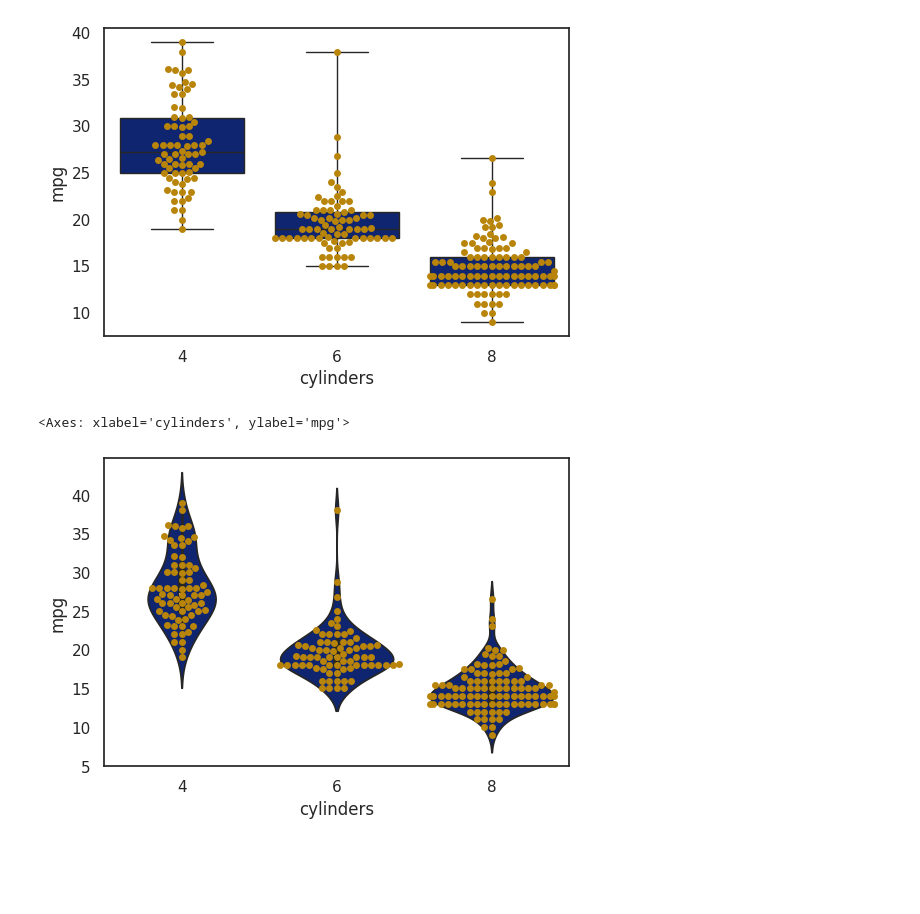
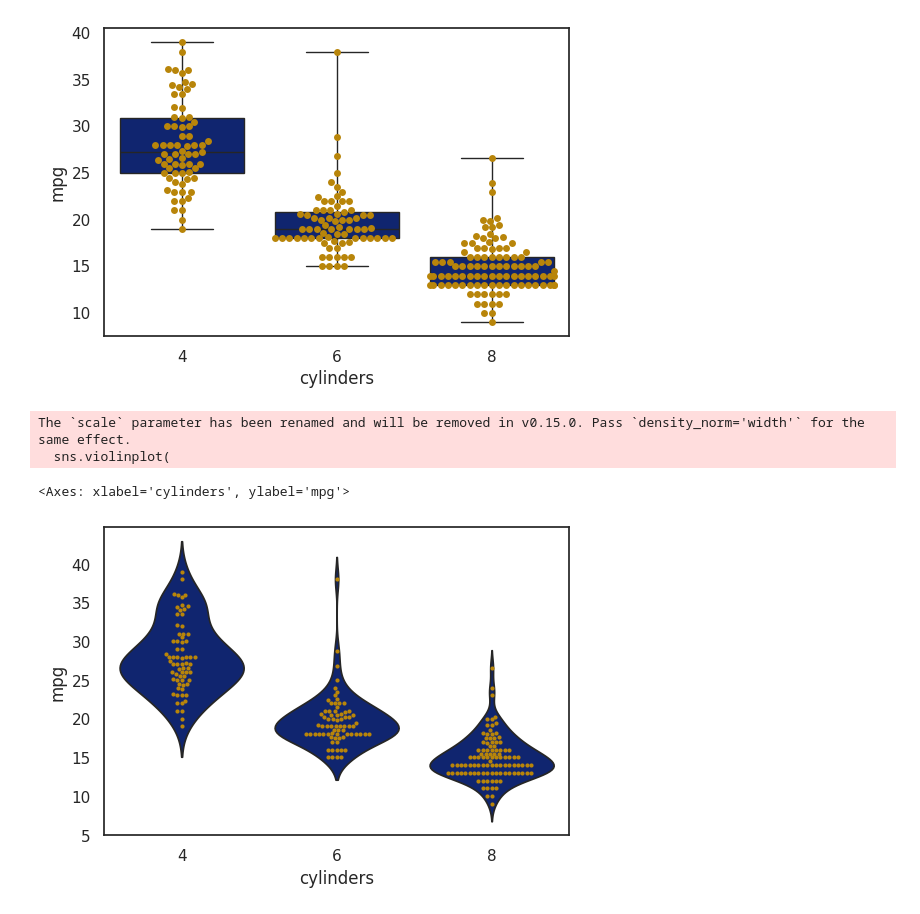
Before and after one commit to azem46/Python_Colab_Handbook, a Jupyter notebook: Python_Veri_Görsellestirme.ipynb, the cells around one changed output. Saved outputs shown, nothing was run; the diff lists cells and outputs as text; code cells hidden in the pictures; blank space fills up the shorter version.

```diff
--- a/Python_Veri_Görsellestirme.ipynb
+++ b/Python_Veri_Görsellestirme.ipynb
@@ -1304,10 +1304,34 @@ sns.swarmplot(data=usa, x="cylinders", y="mpg",color="y")
 # %% [output]
 <Axes: xlabel='cylinders', ylabel='mpg'>
 [figure]
-# %%
-#ikili grafiği violin plot ile oluşturmak istersek
-sns.violinplot(data=usa, x="cylinders", y="mpg")
-sns.swarmplot(data=usa, x="cylinders", y="mpg",color="y")
-# %% [output]
-<Axes: xlabel='cylinders', ylabel='mpg'>
-[figure, removed]
+# %%
+#ikili grafiği violin plot ile oluşturmak istersek
+# Seaborn kütüphanesini kullanarak bir keman grafiği (violin plot) ve bir sürü grafiği (swarm plot) üst üste çizeriz.
+# Bu kombinasyon, veri dağılımının yoğunluğunu (violin plot) ve bireysel veri noktalarını (swarm plot) aynı anda görmemizi sağlar.
+
+sns.violinplot(
+    data=usa, # Grafik için kullanılacak DataFrame'i belirtiriz (burada daha önce filtrelenmiş 'usa' veri seti).
+    x="cylinders", # X ekseninde 'cylinders' (silindir sayısı) sütunundaki kategorik verileri kullanırız.
+                   # Bu, farklı silindir sayılarına göre gruplama yapar.
+    y="mpg",       # Y ekseninde 'mpg' (mil başına galon) sütunundaki sayısal verileri kullanırız.
+                   # Bu, her bir silindir grubunun yakıt tüketimi dağılımını gösterir.
+    scale="width",  # Kemanların genişliğini, her bir kategorideki gözlem sayısına göre ayarlar.
+                   # 'count' veya 'area' gibi başka seçenekler de mevcuttur.
+    inner=None   #keman grafiğinin içindeki çizgiyi kaldırır. medyan ve çeyreklik bilgileri gözükmez
+)
+# Mevcut keman grafiğinin üzerine bir swarm plot çizeriz.
+# Bu, bireysel veri noktalarını göstererek dağılımın daha detaylı bir görünümünü sunar ve yoğunluk bilgisi ile birlikte çalışır.
+sns.swarmplot(
+    data=usa, # Grafik için kullanılacak DataFrame'i belirtiriz (yine 'usa' veri seti).
+    x="cylinders", # Violin plot ile aynı X ekseni kategorilerini kullanırız.
+    y="mpg",       # Violin plot ile aynı Y ekseni sayısal verilerini kullanırız.
+    color="y",     # Swarm plot noktalarının rengini 'sarı' (yellow) olarak ayarlar.
+                  # Bu, noktaların keman grafiği üzerinde belirgin olmasını sağlar.
+    size= 3       # Swarm plot noktalarının boyutunu ayarlar.
+
+)
+# %% [output]
+The `scale` parameter has been renamed and will be removed in v0.15.0. Pass `density_norm='width'` for the same effect.
+  sns.violinplot(
+<Axes: xlabel='cylinders', ylabel='mpg'>
+[figure, added]
```
